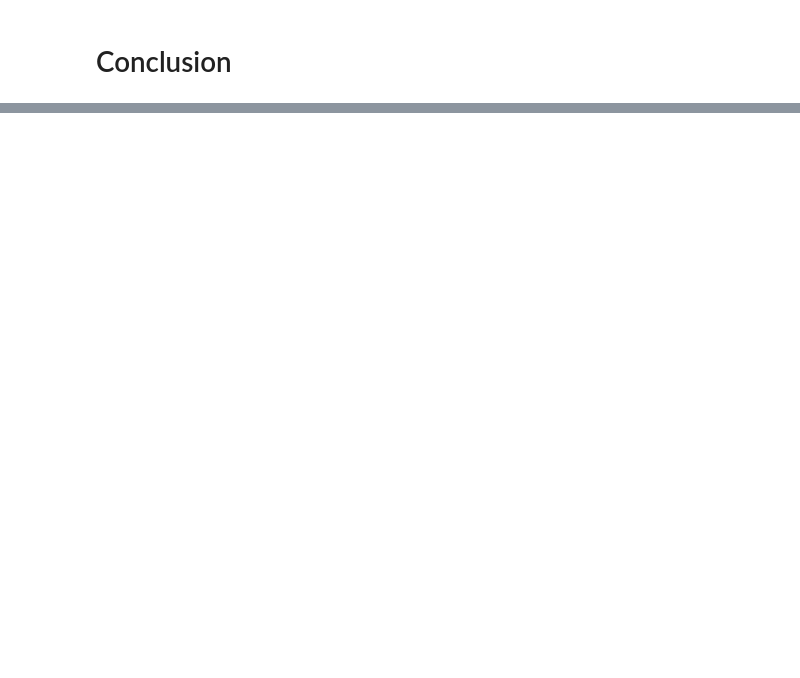
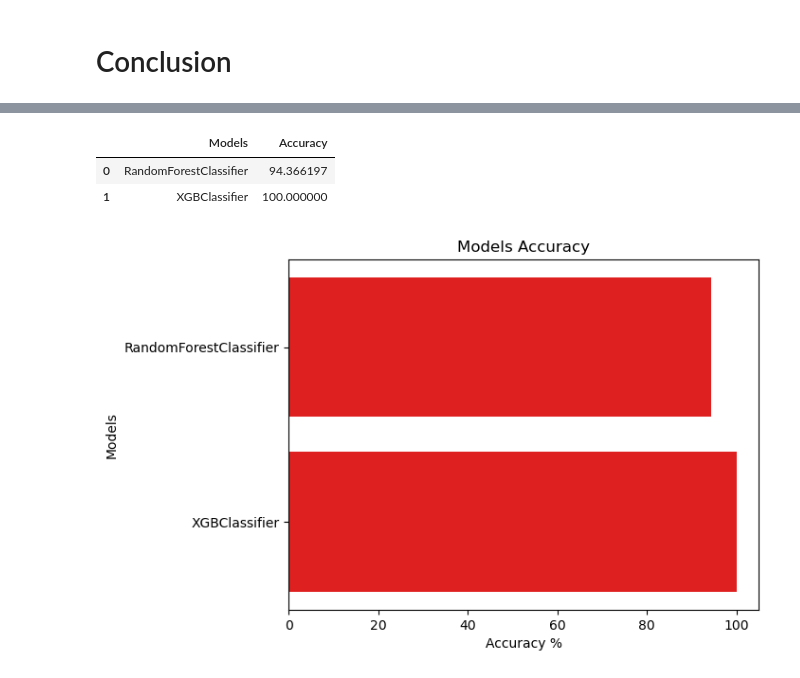
Before and after one commit to erensglm/CancerPrediction, a Jupyter notebook: CancerPrediction.ipynb, the cells around one changed output, grey strips where cells are left out. Drawn from its saved outputs; the diff is of its cells as text; code cells hidden in the pictures; blank space fills up the shorter version.

```diff
--- a/CancerPrediction.ipynb
+++ b/CancerPrediction.ipynb
@@ -266,4 +289,11 @@ for model in models:
 # %%
 sns.barplot(x='Accuracy', y='Models', data=results, color='r')
 plt.xlabel('Accuracy %')
-plt.title('Modellerin Doğruluk Oranları');
+plt.title('Models Accuracy');
+
+results
+# %% [output]
+|  | Models | Accuracy |
+| 0 | RandomForestClassifier | 94.366197 |
+| 1 | XGBClassifier | 100.000000 |
+[figure, added]
```
Also changed, not shown: parts of 39 cells of this notebook.
